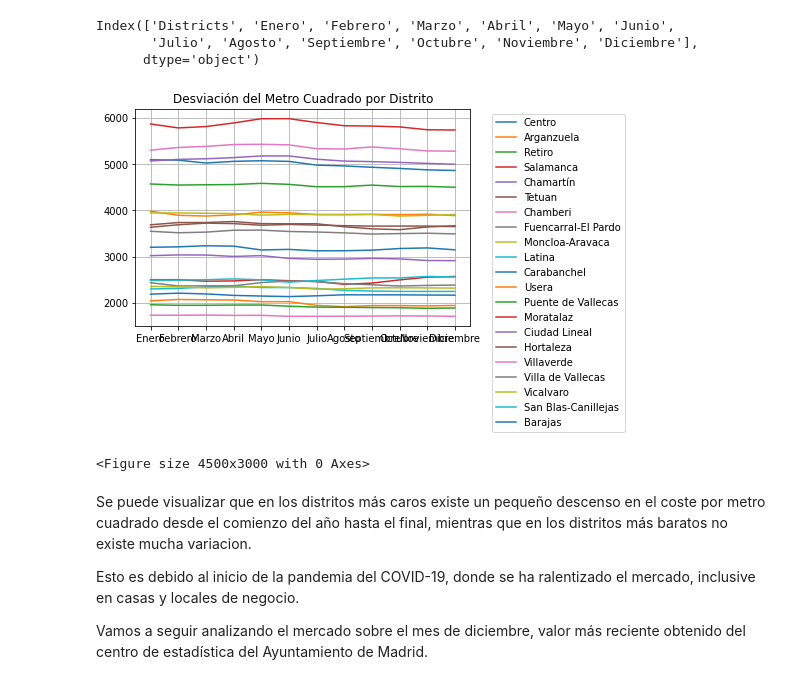
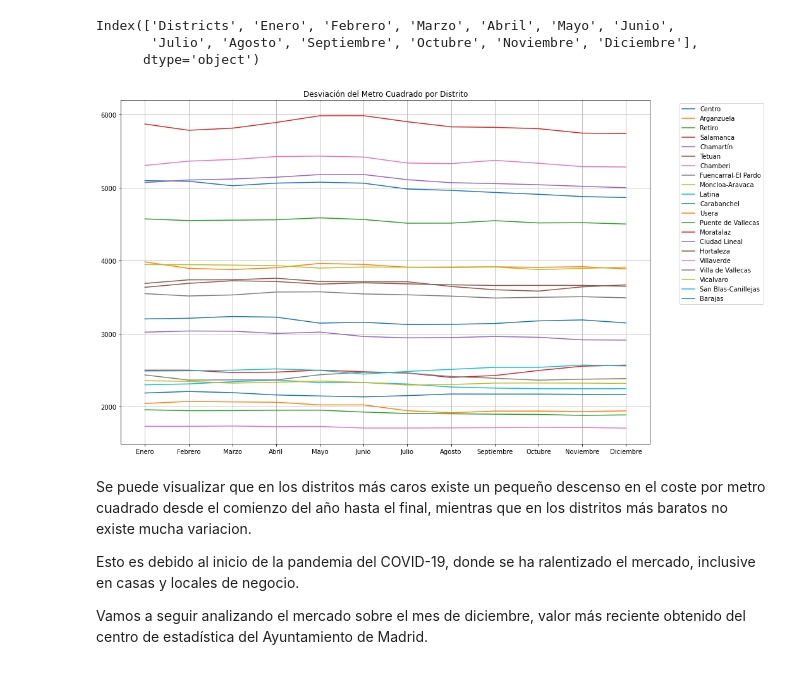
Before and after one commit to Warckor/Coursera_Capstone, a Jupyter notebook: Final_Assignment/House_Sales_Analytics_EN.ipynb, the cells around one changed output. Drawn from its saved outputs; the diff is of its cells as text; code cells hidden in the pictures.

```diff
--- a/Final_Assignment/House_Sales_Analytics_EN.ipynb
+++ b/Final_Assignment/House_Sales_Analytics_EN.ipynb
@@ -74,16 +74,16 @@ cols = df_rent.drop('Districts', axis=1)
 cols = cols.columns.values
 # %%
 df_month = df_rent[cols].T
+
+plt.figure(figsize=(15,10))
 
 plt.plot(df_month)
 plt.legend(df_rent["Districts"], bbox_to_anchor=(1.05, 1.0), loc='upper left')
 plt.title("Desviación del Metro Cuadrado por Distrito")
 plt.grid()
-plt.figure(figsize=(15,10),dpi=300)
 plt.show()
 # %% [output]
-[figure, old version]
+[figure, new version]
-<Figure size 4500x3000 with 0 Axes>
 # %% [markdown]
 Se puede visualizar que en los distritos más caros existe un pequeño descenso en el coste por metro cuadrado desde el comienzo del año hasta el final, mientras que en los distritos más baratos no existe mucha variacion.
 
```
Also changed, not shown: parts of 3 cells of this notebook.
